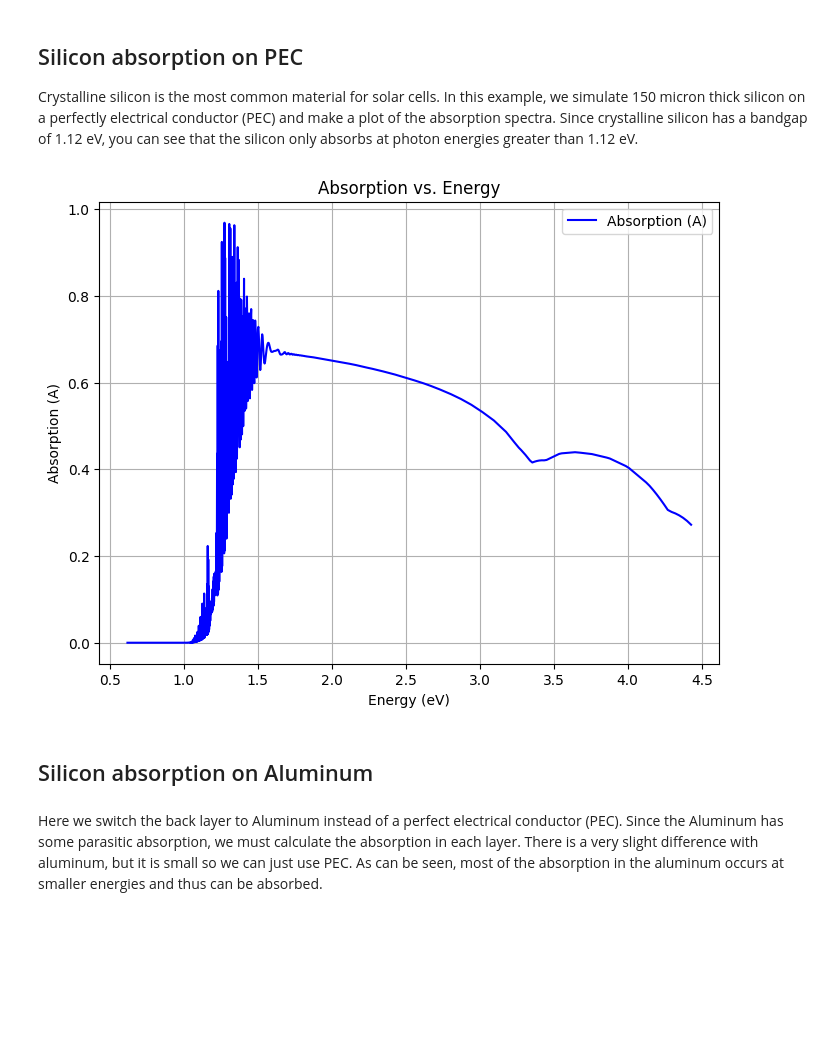
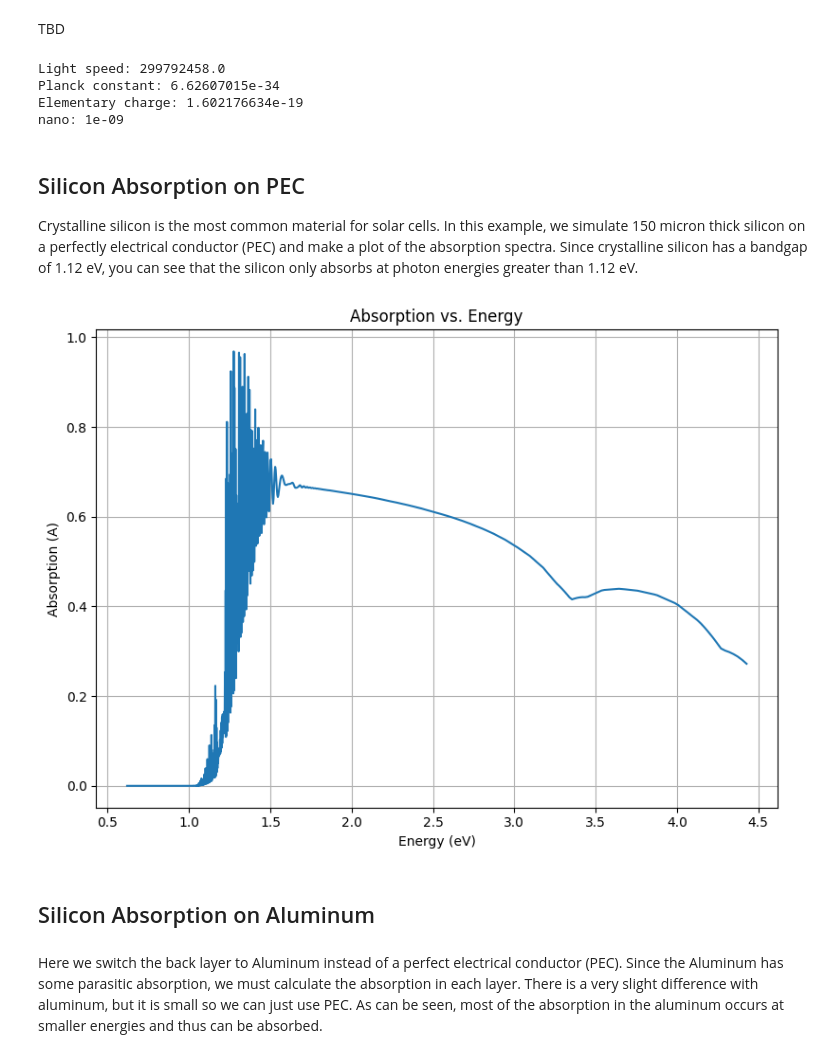
Before and after one commit to JaxLayerLumos/JaxLayerLumos, a Jupyter notebook: examples/solar-cell-analysis.ipynb, the cells around one changed output. Cells and saved outputs as stored; diff of their text form; code cells hidden in the pictures; blank space fills up the shorter version.

```diff
--- a/examples/solar-cell-analysis.ipynb
+++ b/examples/solar-cell-analysis.ipynb
@@ -3,3 +3,5 @@
+# %% [markdown]
+TBD
 # %%
 import jax.numpy as jnp
 import numpy as onp
@@ -20,35 +15,52 @@ from jaxlayerlumos import utils_units
+# %%
+c = jll_utils_units.get_light_speed()
+h = jll_utils_units.get_planck_constant()
+e = jll_utils_units.get_elementary_charge()
+nano = jll_utils_units.get_nano()
+
+print(f"Light speed: {c}")
+print(f"Planck constant: {h}")
+print(f"Elementary charge: {e}")
+print(f"nano: {nano}")
+# %% [output]
+Light speed: 299792458.0
+Planck constant: 6.62607015e-34
+Elementary charge: 1.602176634e-19
+nano: 1e-09
 # %% [markdown]
-## Silicon absorption on PEC
+## Silicon Absorption on PEC
 
 Crystalline silicon is the most common material for solar cells.  In this example, we simulate 150 micron thick silicon on a perfectly electrical conductor (PEC) and make a plot of the absorption spectra.
 Since crystalline silicon has a bandgap of 1.12 eV, you can see that the silicon only absorbs at photon energies greater than 1.12 eV.
 # %%
-wavelengths = jnp.linspace(280e-9, 2000e-9, 1000)
-frequencies = scic.c / wavelengths
+wavelengths = jnp.linspace(280, 2000, 1000) * nano
+frequencies = jll_utils_spectra.convert_wavelengths_to_frequencies(wavelengths)
+energy = jll_utils_spectra.convert_wavelengths_to_energy(wavelengths)
 
-# PEC is a perfect electrical conductor
-materials = onp.array(["Air", "cSi", "PEC"])
-thickness_materials = [0, 40e-6, 0]
+materials = ["Air", "cSi", "PEC"]
+thicknesses = jnp.array([0, 40e-6, 0])
+inc_angle = 0.0
 
-thicknesses = jnp.array(thickness_materials)
-n_k = utils_materials.get_n_k(materials, frequencies)
+n_k = jll_utils_materials.get_n_k(materials, frequencies)
+R_TE, T_TE, R_TM, T_TM = jll.stackrt(n_k, thicknesses, frequencies, inc_angle)
 
-R_TE, T_TE, R_TM, T_TM = stackrt(n_k, thicknesses, frequencies, 0.0)
-
-A = 1 - R_TE - T_TE
-energy = utils_spectra.convert_wavelengths_to_energy(wavelengths)
-plt.figure(figsize=(8, 6))
-plt.plot(energy, A.squeeze(), label="Absorption (A)", color="b")
-plt.xlabel("Energy (eV)")
-plt.ylabel("Absorption (A)")
-plt.title("Absorption vs. Energy")
-plt.grid(True)
-plt.legend()
-plt.show()
+A = 1 - R_TE.squeeze() - T_TE.squeeze()
-# %% [output]
-[figure, removed]
+# %%
+fig = plt.figure(figsize=(8, 6))
+ax = fig.gca()
+
+ax.plot(energy, A)
+ax.set_xlabel("Energy (eV)")
+ax.set_ylabel("Absorption (A)")
+ax.set_title("Absorption vs. Energy")
+ax.grid()
+
+plt.tight_layout()
+plt.show()
+# %% [output]
+[figure, added]
 # %% [markdown]
-## Silicon absorption on Aluminum
+## Silicon Absorption on Aluminum
 # %% [markdown]
 Here we switch the back layer to Aluminum instead of a perfect electrical conductor (PEC).  Since the Aluminum has some parasitic absorption, we must calculate the absorption in each layer.
 There is a very slight difference with aluminum, but it is small so we can just use PEC. As can be seen, most of the absorption in the aluminum occurs at smaller energies and thus can be absorbed.
```
Also changed, not shown: parts of 8 cells of this notebook, 1 other file.
